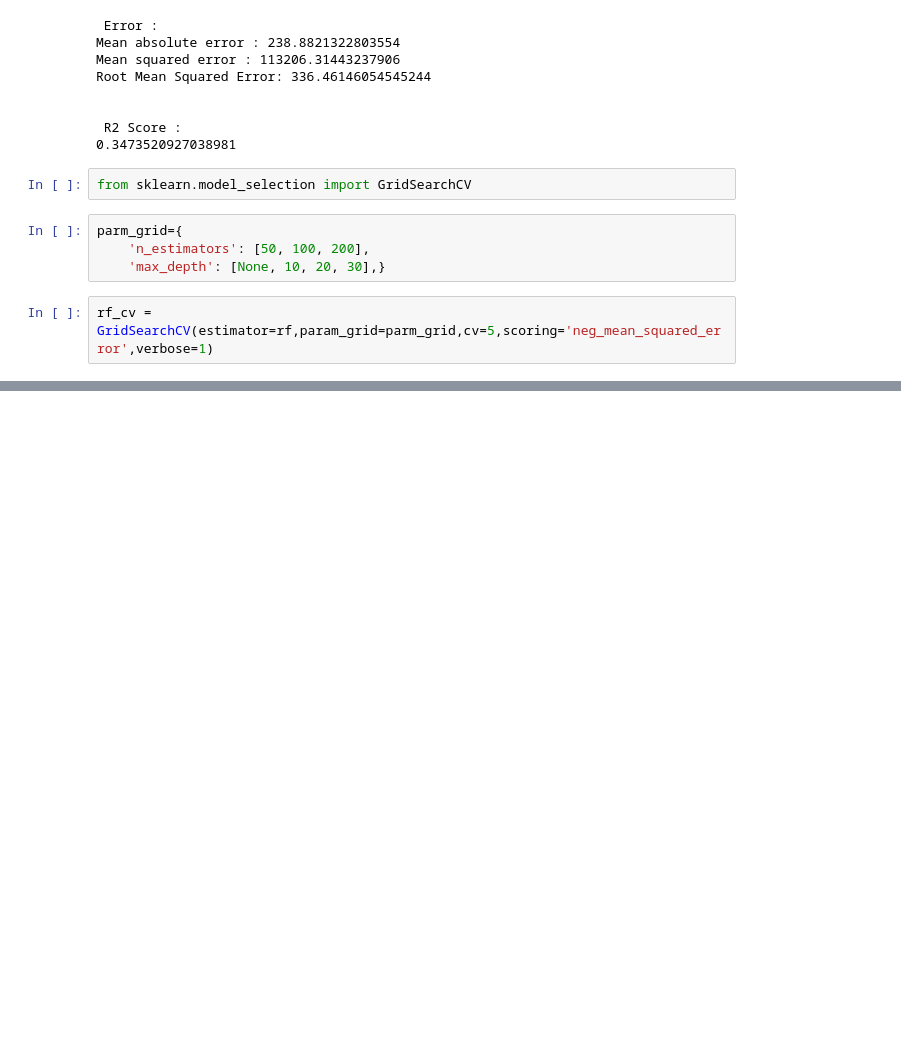
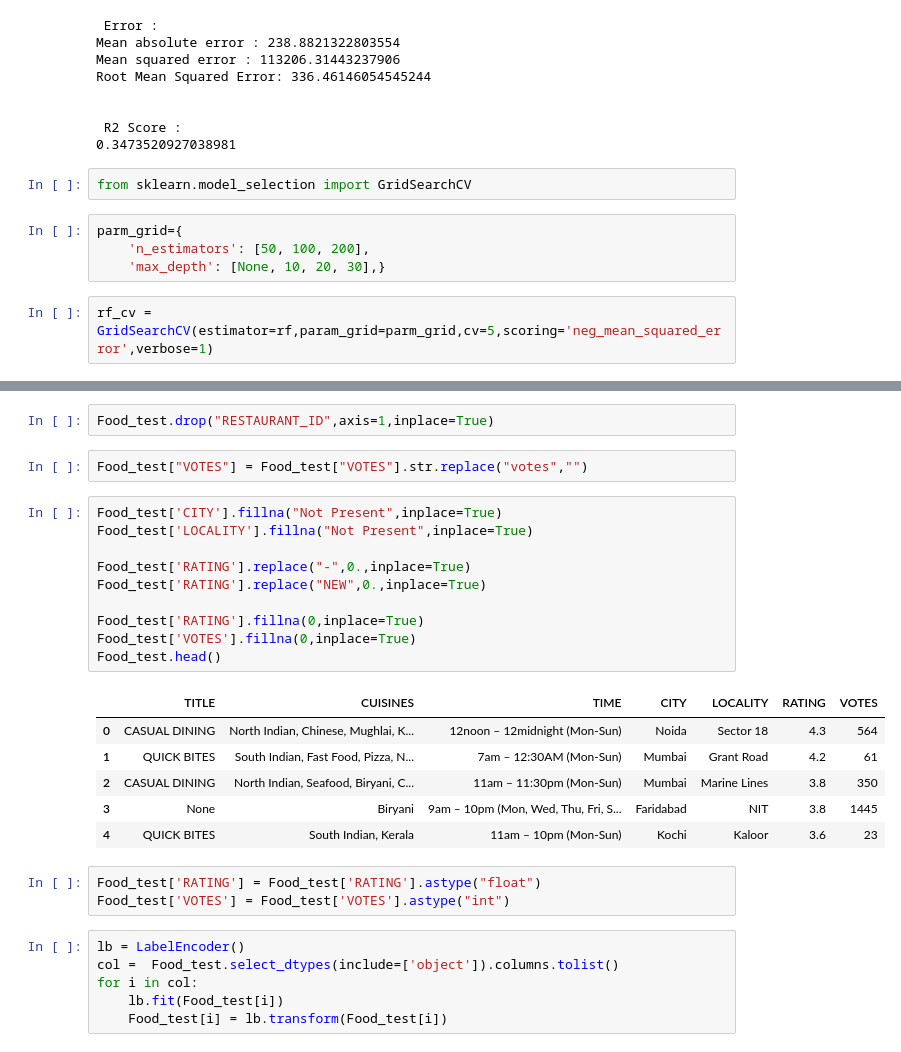
Before and after one commit to Priyankap277/Practice-Project, a Jupyter notebook: Restaurant Food Cost.ipynb, the cells around one changed output, grey strips where cells are left out. Drawn from its saved outputs; the diff is of its cells as text; blank space fills up the shorter version.

```diff
--- a/Restaurant Food Cost.ipynb
+++ b/Restaurant Food Cost.ipynb
@@ -562,0 +586,30 @@ AttributeError: 'GridSearchCV' object has no attribute 'best_params_'
+# %%
+Food_test.drop("RESTAURANT_ID",axis=1,inplace=True)
+# %%
+Food_test["VOTES"] = Food_test["VOTES"].str.replace("votes","")
+# %%
+Food_test['CITY'].fillna("Not Present",inplace=True)
+Food_test['LOCALITY'].fillna("Not Present",inplace=True)
+
+Food_test['RATING'].replace("-",0.,inplace=True)
+Food_test['RATING'].replace("NEW",0.,inplace=True)
+
+Food_test['RATING'].fillna(0,inplace=True)
+Food_test['VOTES'].fillna(0,inplace=True)
+Food_test.head()
+# %% [output]
+|  | TITLE | CUISINES | TIME | CITY | LOCALITY | RATING | VOTES |
+| 0 | CASUAL DINING | North Indian, Chinese, Mughlai, K... | 12noon – 12midnight (Mon-Sun) | Noida | Sector 18 | 4.3 | 564 |
+| 1 | QUICK BITES | South Indian, Fast Food, Pizza, N... | 7am – 12:30AM (Mon-Sun) | Mumbai | Grant Road | 4.2 | 61 |
+| 2 | CASUAL DINING | North Indian, Seafood, Biryani, C... | 11am – 11:30pm (Mon-Sun) | Mumbai | Marine Lines | 3.8 | 350 |
+| 3 | None | Biryani | 9am – 10pm (Mon, Wed, Thu, Fri, S... | Faridabad | NIT | 3.8 | 1445 |
+| 4 | QUICK BITES | South Indian, Kerala | 11am – 10pm (Mon-Sun) | Kochi | Kaloor | 3.6 | 23 |
+# %%
+Food_test['RATING'] = Food_test['RATING'].astype("float")
+Food_test['VOTES'] = Food_test['VOTES'].astype("int")
+# %%
+lb = LabelEncoder()
+col =  Food_test.select_dtypes(include=['object']).columns.tolist()
+for i in col:
+    lb.fit(Food_test[i])
+    Food_test[i] = lb.transform(Food_test[i])
```
Also changed, not shown: parts of 10 cells of this notebook.
